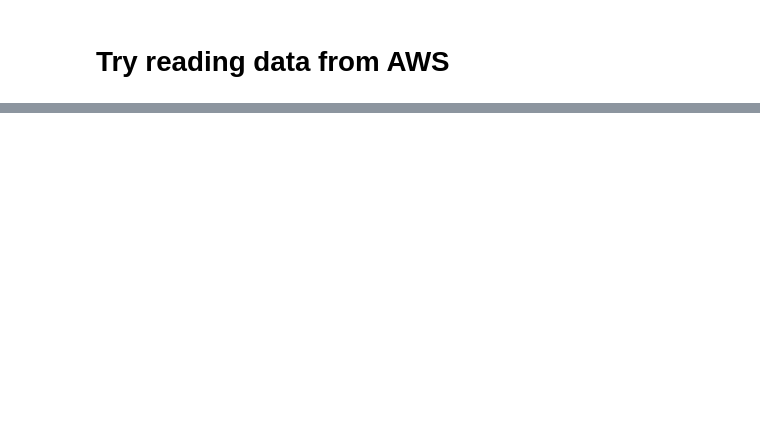
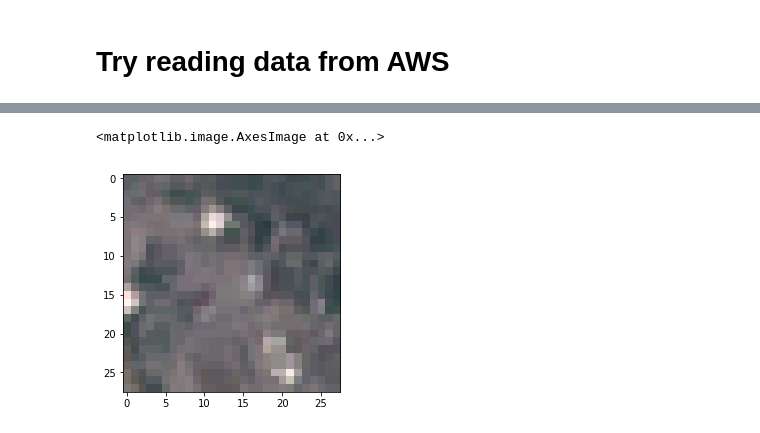
Before and after one commit to ziangzhang10/satellite-data-machine-learning, a Jupyter notebook: test-notebooks/get_data_by_zip_code.ipynb, the cells around one changed output, grey strips where cells are left out. Saved outputs shown, nothing was run; the diff lists cells and outputs as text; code cells hidden in the pictures; blank space fills up the shorter version.

```diff
--- a/test-notebooks/get_data_by_zip_code.ipynb
+++ b/test-notebooks/get_data_by_zip_code.ipynb
@@ -2394,0 +2406,12 @@ ReadTimeoutError: Read timeout on endpoint URL: "None"
+# %%
+# To plot image, given one value, or RGB
+def norm_image(image = np.array([0,0]), factor=1):
+    """
+    Utility function for plotting RGB images.
+    """
+    #fig = plt.subplots(nrows=1, ncols=1, figsize=(15, 7))
+
+    mid_image = (np.minimum(image * factor, 1)) * 255
+    #type(image)
+    out_image = mid_image.astype(int)
+    return out_image
@@ -2394,0 +2423,6 @@ ReadTimeoutError: Read timeout on endpoint URL: "None"
+# %%
+norm_x = norm_image(x, 2.5)
+plt.imshow(norm_x[-1][:,:,0:3])
+# %% [output]
+<matplotlib.image.AxesImage at 0x...>
+[figure, added]
```
Also changed, not shown: parts of 24 cells of this notebook, 1 other file.
